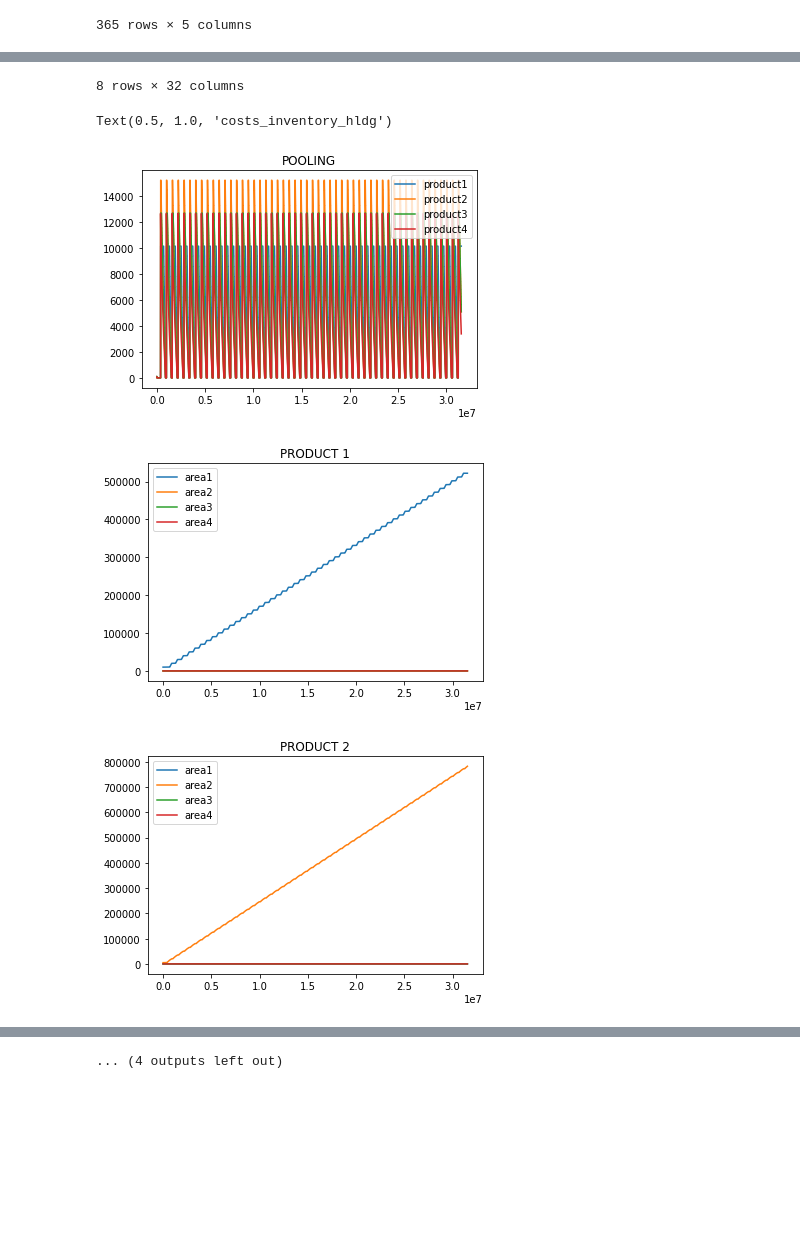
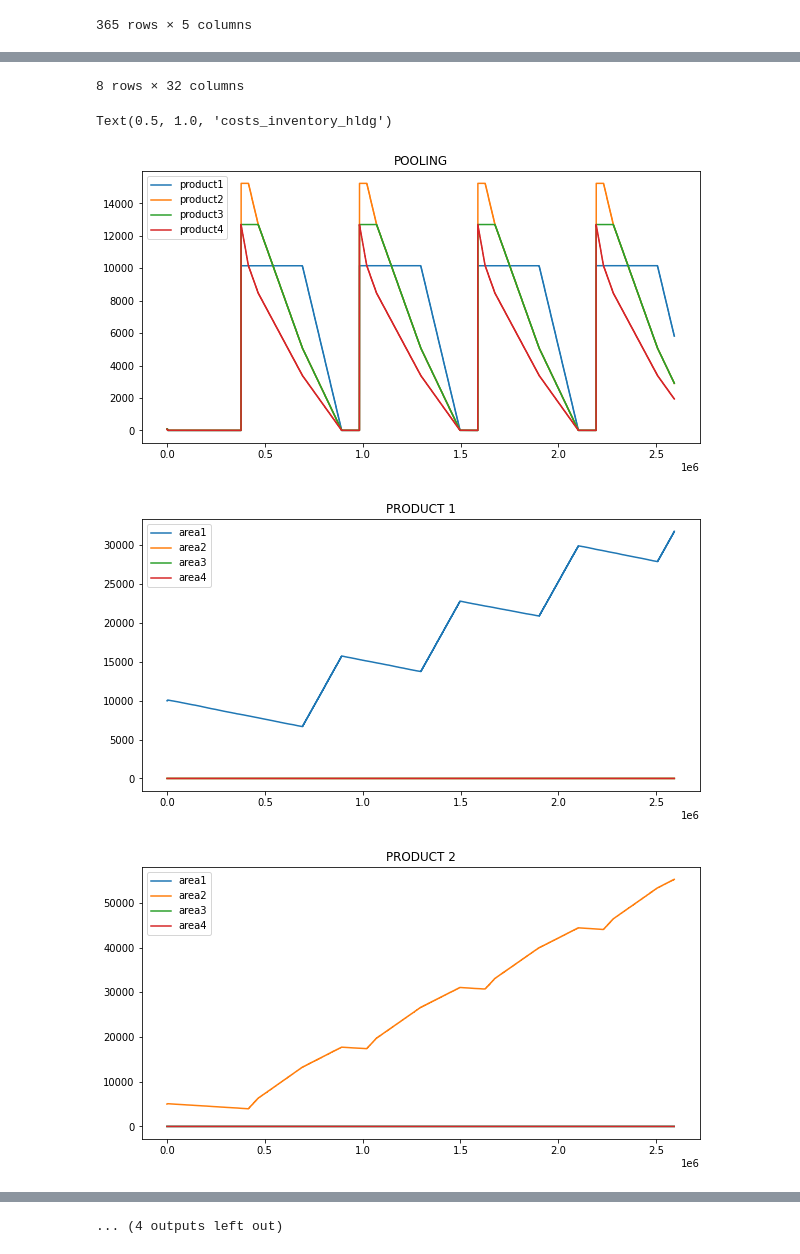
Before and after one commit to reed000/msba_schain_22, a Jupyter notebook: explore.ipynb, the cells around one changed output, grey strips where cells are left out. Saved outputs shown, nothing was run; the diff lists cells and outputs as text; code cells hidden in the pictures; blank space fills up the shorter version.

```diff
--- a/explore.ipynb
+++ b/explore.ipynb
@@ -229,10 +195,10 @@ for index, row in weekly_df.iterrows():
 # %%
-df = pd.read_csv('output/simout.csv')
+df = pd.read_csv('/work/output/simout_05_03-19:22.csv')
 df=df.rename(columns={'Unnamed: 0':'time'})
 
 display(df.describe())
 
-plt.figure()
+plt.figure(figsize=(10,5))
 plt.plot(df['time'], df['parking_p1'], label='product1')
 plt.plot(df['time'], df['parking_p2'], label='product2')
 plt.plot(df['time'], df['parking_p3'], label='product3')
@@ -241,7 +207,7 @@ plt.legend()
 plt.title('POOLING')
 
 
-plt.figure()
+plt.figure(figsize=(10,5))
 plt.plot(df['time'], df['storage_a1_p1'], label='area1')
 plt.plot(df['time'], df['storage_a2_p1'], label='area2')
 plt.plot(df['time'], df['storage_a3_p1'], label='area3')
@@ -250,7 +216,7 @@ plt.legend()
 plt.title('PRODUCT 1')
 
 
-plt.figure()
+plt.figure(figsize=(10,5))
 plt.plot(df['time'], df['storage_a1_p2'], label='area1')
 plt.plot(df['time'], df['storage_a2_p2'], label='area2')
 plt.plot(df['time'], df['storage_a3_p2'], label='area3')
@@ -258,7 +224,7 @@ plt.plot(df['time'], df['storage_a4_p2'], label='area4')
 plt.legend()
 plt.title('PRODUCT 2')
 
-plt.figure()
+plt.figure(figsize=(10,5))
 plt.plot(df['time'], df['storage_a1_p3'], label='area1')
 plt.plot(df['time'], df['storage_a2_p3'], label='area2')
 plt.plot(df['time'], df['storage_a3_p3'], label='area3')
@@ -266,7 +232,7 @@ plt.plot(df['time'], df['storage_a4_p3'], label='area4')
 plt.legend()
 plt.title('PRODUCT 3')
 
-plt.figure()
+plt.figure(figsize=(10,5))
 plt.plot(df['time'], df['storage_a1_p3'], label='area1')
 plt.plot(df['time'], df['storage_a2_p3'], label='area2')
 plt.plot(df['time'], df['storage_a3_p3'], label='area3')
@@ -274,8 +240,7 @@ plt.plot(df['time'], df['storage_a4_p3'], label='area4')
 plt.legend()
 plt.title('PRODUCT 4')
 
-
-plt.figure()
+plt.figure(figsize=(10,5))
 plt.plot(df['time'], df['temp_packing_p1'], label='prod1')
 plt.plot(df['time'], df['temp_packing_p2'], label='prod2')
 plt.plot(df['time'], df['temp_packing_p3'], label='prod3')
@@ -283,33 +248,31 @@ plt.plot(df['time'], df['temp_packing_p4'], label='prod4')
 plt.legend()
 plt.title('DELIVERED')
 
-
-plt.figure()
+plt.figure(figsize=(10,5))
 plt.plot(df['time'], df['revenue'], label='revenue')
 plt.title('revenue')
 
-
-plt.figure()
+plt.figure(figsize=(10,5))
 plt.plot(df['time'], df['costs_labor'], label='costs_labor')
 plt.title('costs_labor')
 
-plt.figure()
+plt.figure(figsize=(10,5))
 plt.plot(df['time'], df['costs_delivery'], label='costs_delivery')
 plt.title('costs_delivery')
 
-plt.figure()
+plt.figure(figsize=(10,5))
 plt.plot(df['time'], df['costs_lost_sales'], label='costs_lost_sales')
 plt.title('costs_lost_sales')
 
-plt.figure()
+plt.figure(figsize=(10,5))
 plt.plot(df['time'], df['costs_facilities_fxd'], label='costs_facilities_fxd')
 plt.title('costs_facilities_fxd')
 
-plt.figure()
+plt.figure(figsize=(10,5))
 plt.plot(df['time'], df['costs_packing_stn'], label='costs_packing_stn')
 plt.title('costs_packing_stn')
 
-plt.figure()
+plt.figure(figsize=(10,5))
 plt.plot(df['time'], df['costs_inventory_hldg'], label='costs_inventory_hldg')
 plt.title('costs_inventory_hldg')
 # %% [output]
@@ -325,5 +288,5 @@ plt.title('costs_inventory_hldg')
 8 rows × 32 columns
 Text(0.5, 1.0, 'costs_inventory_hldg')
-[figure, old version]
+[figure, new version]
-[figure, old version]
+[figure, new version]
-[figure, old version]
+[figure, new version]
```
Also changed, not shown: parts of 12 cells of this notebook, 11 other files.
